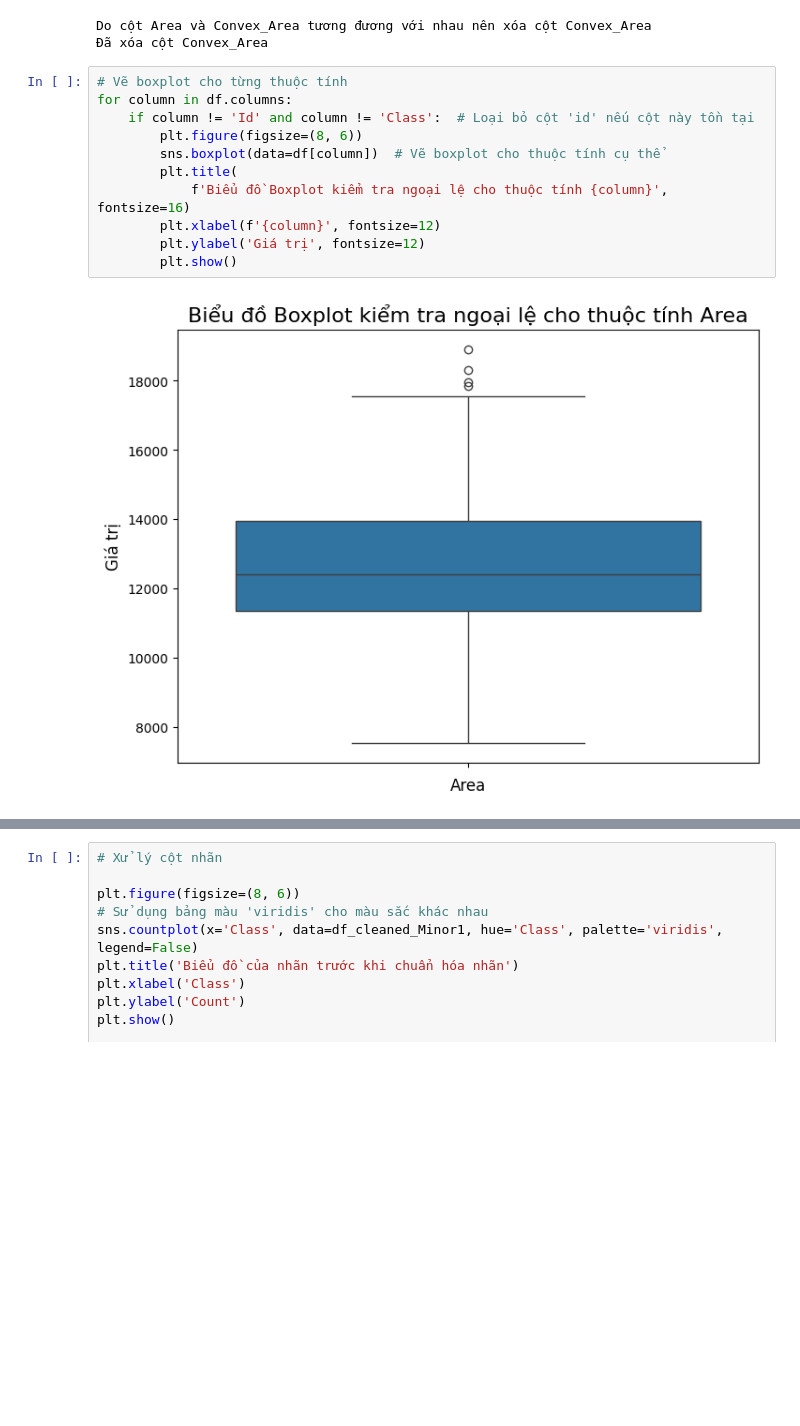
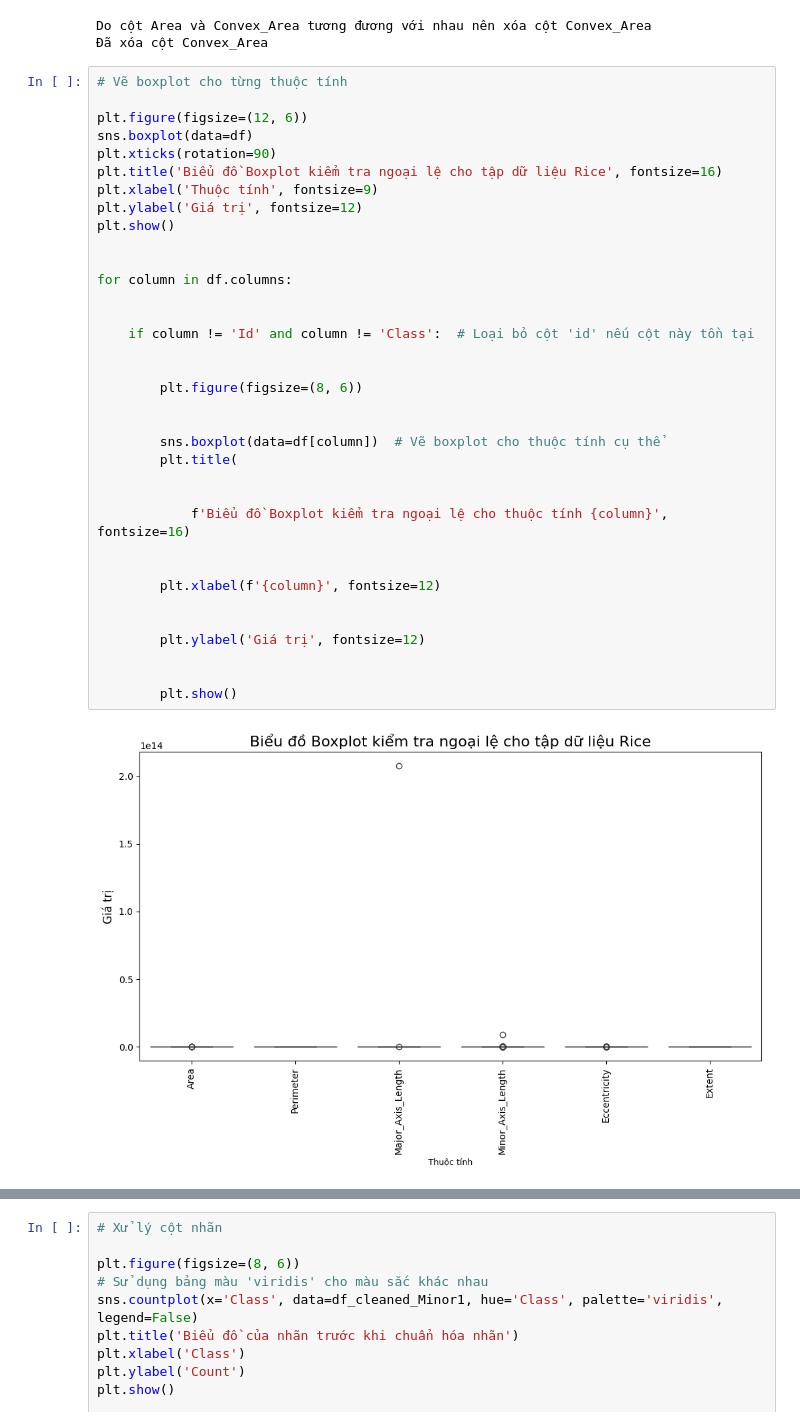
Before and after one commit to Hoang-Dien-IT/Rice2024_identification, a Jupyter notebook: data_processing/Normalize&Cleaning_datasets.ipynb, the cells around one changed output, grey strips where cells are left out. Saved outputs shown, nothing was run; the diff lists cells and outputs as text; blank space fills up the shorter version.

Commit message:
xong file xử lý và trực quan dữ liệu

```diff
--- a/data_processing/Normalize&Cleaning_datasets.ipynb
+++ b/data_processing/Normalize&Cleaning_datasets.ipynb
@@ -83,14 +105,38 @@ Do cột Area và Convex_Area tương đương với nhau nên xóa cột Convex
 Đã xóa cột Convex_Area
 # %%
 # Vẽ boxplot cho từng thuộc tính
+
+plt.figure(figsize=(12, 6))
+sns.boxplot(data=df)
+plt.xticks(rotation=90)
+plt.title('Biểu đồ Boxplot kiểm tra ngoại lệ cho tập dữ liệu Rice', fontsize=16)
+plt.xlabel('Thuộc tính', fontsize=9)
+plt.ylabel('Giá trị', fontsize=12)
+plt.show()
+
+
 for column in df.columns:
+
+
     if column != 'Id' and column != 'Class':  # Loại bỏ cột 'id' nếu cột này tồn tại
+
+
         plt.figure(figsize=(8, 6))
+
+
         sns.boxplot(data=df[column])  # Vẽ boxplot cho thuộc tính cụ thể
         plt.title(
+
+
             f'Biểu đồ Boxplot kiểm tra ngoại lệ cho thuộc tính {column}', fontsize=16)
+
+
         plt.xlabel(f'{column}', fontsize=12)
+
+
         plt.ylabel('Giá trị', fontsize=12)
+
+
         plt.show()
 # %% [output]
-[figure, old version]
+[figure, new version]
```
Also changed, not shown: parts of 9 cells of this notebook, 3 other files.
